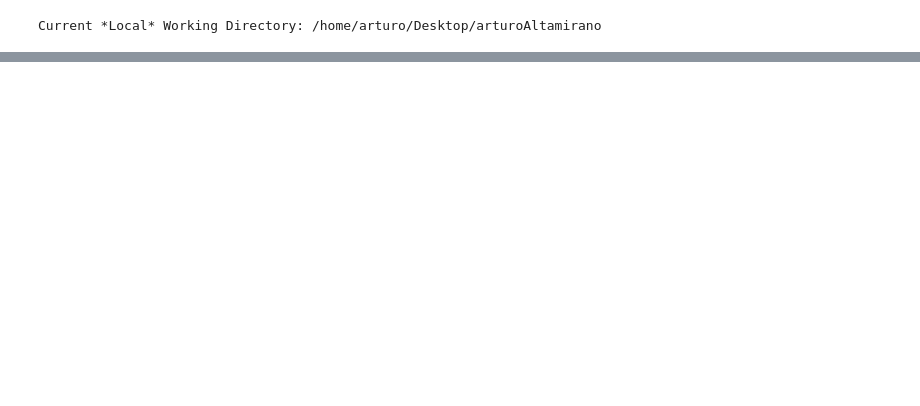
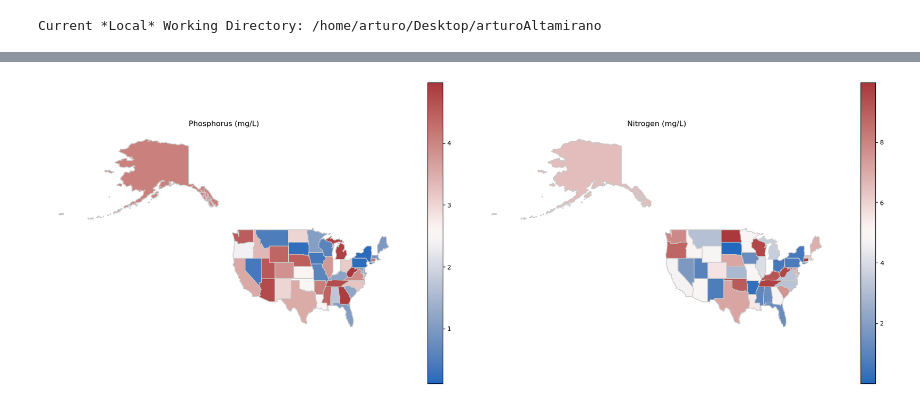
Before and after one commit to arturoAltamirano/arturoAltamirano, a Jupyter notebook: polutionLouisiana.ipynb, the cells around one changed output, grey strips where cells are left out. Saved outputs shown, nothing was run; the diff lists cells and outputs as text; code cells hidden in the pictures; blank space fills up the shorter version.

```diff
--- a/polutionLouisiana.ipynb
+++ b/polutionLouisiana.ipynb
@@ -844,0 +129,30 @@ See the caveats in the documentation: https://pandas.pydata.org/pandas-docs/stab
+# %%
+df_us = pd.read_pickle('data/us_locations.pkl')
+
+#print(tabulate(df_us, headers='keys', tablefmt='github', showindex=False))
+# %%
+us_states = gpd.read_file('https://raw.githubusercontent.com/PublicaMundi/MappingAPI/master/data/geojson/us-states.json')
+merged_measures = us_states.merge(df_us, left_on='name', right_on='State')
+
+fig, (ax1, ax2) = plt.subplots(1, 2, figsize=(20, 7))
+
+merged_measures.plot(
+    column='Phosphorus (mg/L)', cmap='vlag', linewidth=0.8,
+    ax=ax1, edgecolor='0.8', legend=True
+)
+
+ax1.set_title('Phosphorus (mg/L)')
+ax1.axis('off')
+
+merged_measures.plot(
+    column='Nitrogen (mg/L)', cmap='vlag', linewidth=0.8,
+    ax=ax2, edgecolor='0.8', legend=True
+)
+
+ax2.set_title('Nitrogen (mg/L)')
+ax2.axis('off')
+
+plt.tight_layout()
+plt.show()
+# %% [output]
+[figure, added]
```
Also changed, not shown: parts of 71 cells of this notebook, 2 other files.
